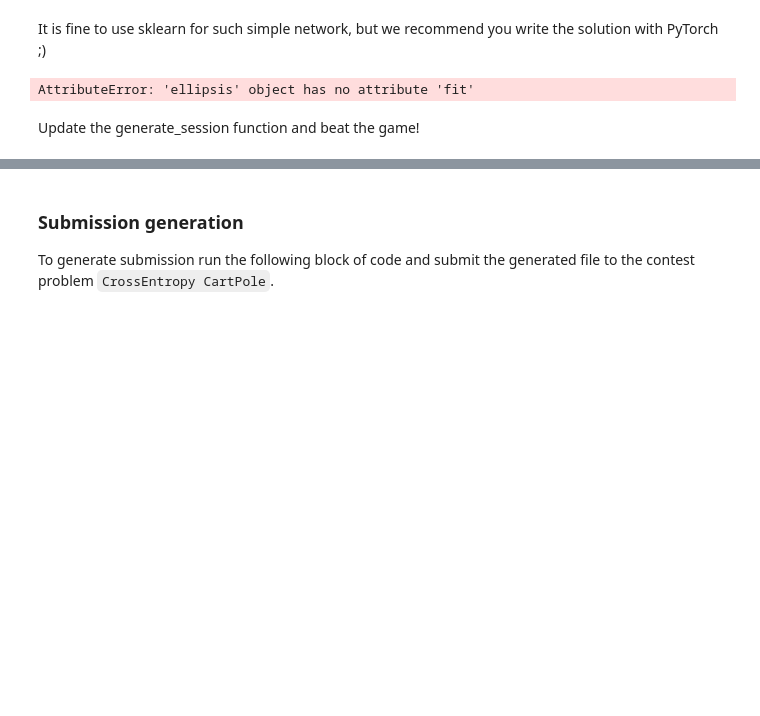
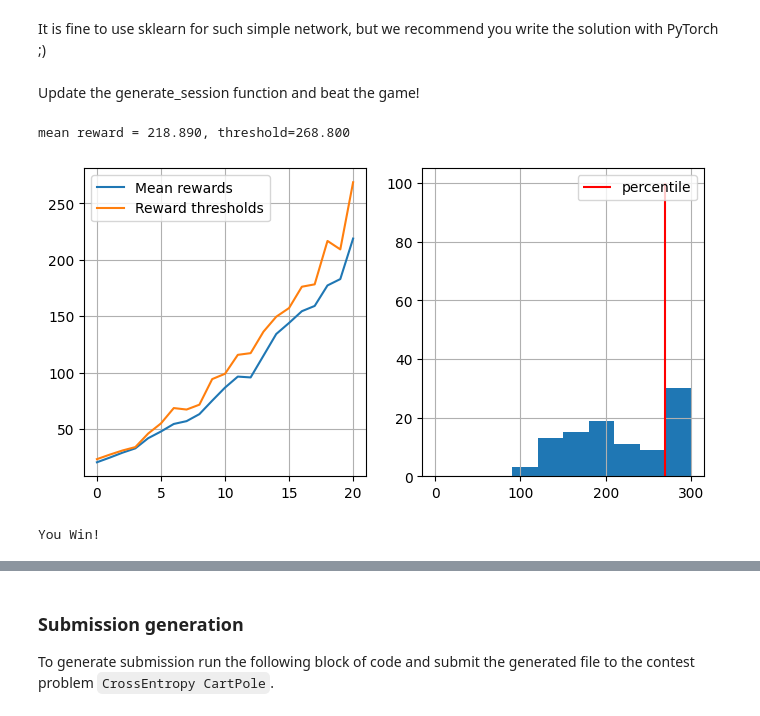
Before and after one commit to bigflyy/YandexML4, a Jupyter notebook: 01_crossentropy_method.ipynb, the cells around one changed output, grey strips where cells are left out. Drawn from its saved outputs; the diff is of its cells as text; code cells hidden in the pictures; blank space fills up the shorter version.

```diff
--- a/01_crossentropy_method.ipynb
+++ b/01_crossentropy_method.ipynb
@@ -378,0 +380,3 @@ plt.imshow(env.render())
+# %%
+n_actions = env.action_space.n
+obs_size = env.observation_space.shape[0]
@@ -379,16 +387,21 @@ plt.imshow(env.render())
 # %% [markdown]
 It is fine to use sklearn for such simple network, but we recommend you write the solution with PyTorch ;)
-# %%
-# create agent
-from sklearn.neural_network import MLPClassifier
-
-# YOUR CODE GOES HERE: implement your own agent
-agent = ...
-
-# initialize agent to the dimension of state an amount of actions
-agent.fit([env.reset()[0]]*n_actions, range(n_actions))
-# %% [output]
-AttributeError: 'ellipsis' object has no attribute 'fit'
+# %%
+class PolicyNetwork(nn.Module):
+    def __init__(self, input_size, n_actions, hidden_size=128):
+        super().__init__()
+        self.net = nn.Sequential(
+            nn.Linear(input_size, hidden_size),
+            nn.ReLU(),
+            nn.Linear(hidden_size, n_actions)
+        )
+    def forward(self, x):
+        return self.net(x)
+# %%
+
+agent = PolicyNetwork(obs_size, n_actions)
+optimizer = optim.Adam(agent.parameters(), lr=0.01)
+loss_fn = nn.CrossEntropyLoss()
 # %% [markdown]
 Update the generate_session function and beat the game!
 # %%
@@ -401,14 +414,17 @@ def generate_session_cartpole(t_max=300):
 
     for t in range(t_max):
         # YOUR CODE GOES HERE: choose action!
-        raise NotImplementedError
+        s_vec = torch.tensor([s], dtype=torch.float32)
+        logits = agent(s_vec)
+        prob = torch.softmax(logits, dim=1)
+        a_tensor = torch.multinomial(prob,1)
 
-        new_s, r, done, truncated, info = env.step(a)
+        new_s, r, done, truncated, info = env.step(a_tensor.item())
 
         # record sessions like you did before
 
         states.append(s.astype(dtype="object"))
-        actions.append(a)
+        actions.append(a_tensor)
         total_reward += r
 
         s = new_s
@@ -418,21 +434,29 @@ def generate_session_cartpole(t_max=300):
 # %%
 n_sessions = 100
 percentile = 70
 log = []
 
 for i in range(100):
     # generate new sessions
     sessions = [generate_session_cartpole() for _ in range(n_sessions)]
-
     states_batch, actions_batch, rewards_batch = zip(*sessions)
 
     elite_states, elite_actions = select_elites(states_batch, actions_batch, rewards_batch, percentile)
+    elite_states, elite_actions = torch.tensor(elite_states, dtype=torch.float32), torch.tensor(elite_actions, dtype=torch.long)
 
-    agent.fit(elite_states, elite_actions)
+    optimizer.zero_grad()
+    logits= agent(elite_states)
+    loss = loss_fn(logits, elite_actions)
+    loss.backward()
+    optimizer.step()
 
     if max(rewards_batch) > min(rewards_batch):
         show_progress(rewards_batch, log, percentile, reward_range=[0, np.max(rewards_batch)])
 
     if np.mean(rewards_batch) > 190:
         print("You Win!")
         break
+# %% [output]
+mean reward = 218.890, threshold=268.800
+[figure, added]
+You Win!
```
Also changed, not shown: parts of 19 cells of this notebook, 5 other files.
